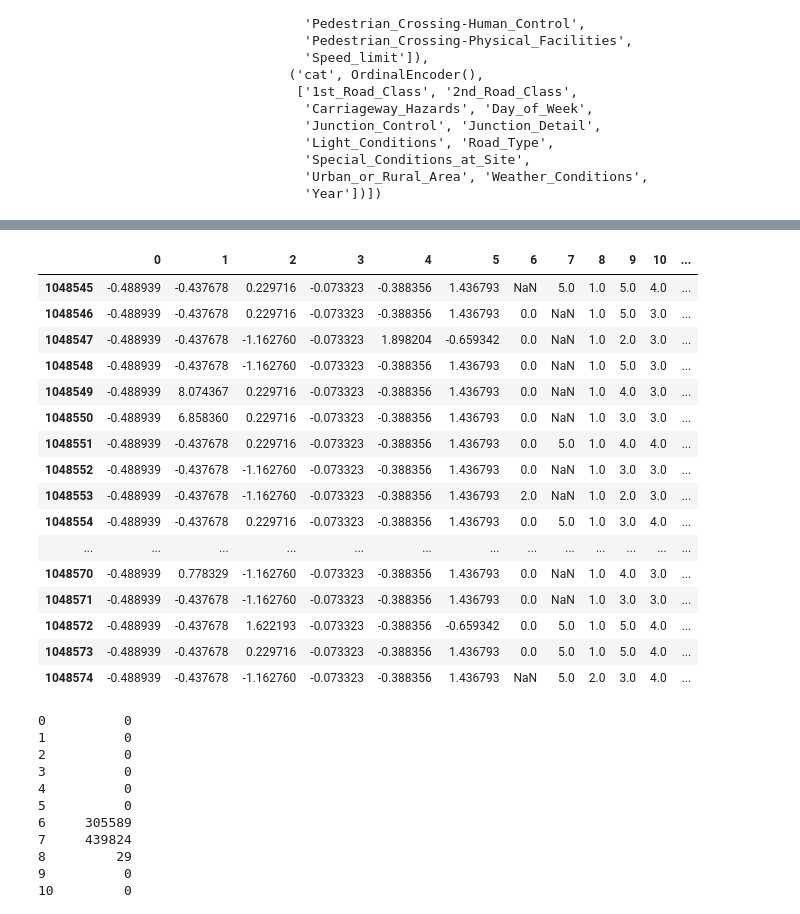
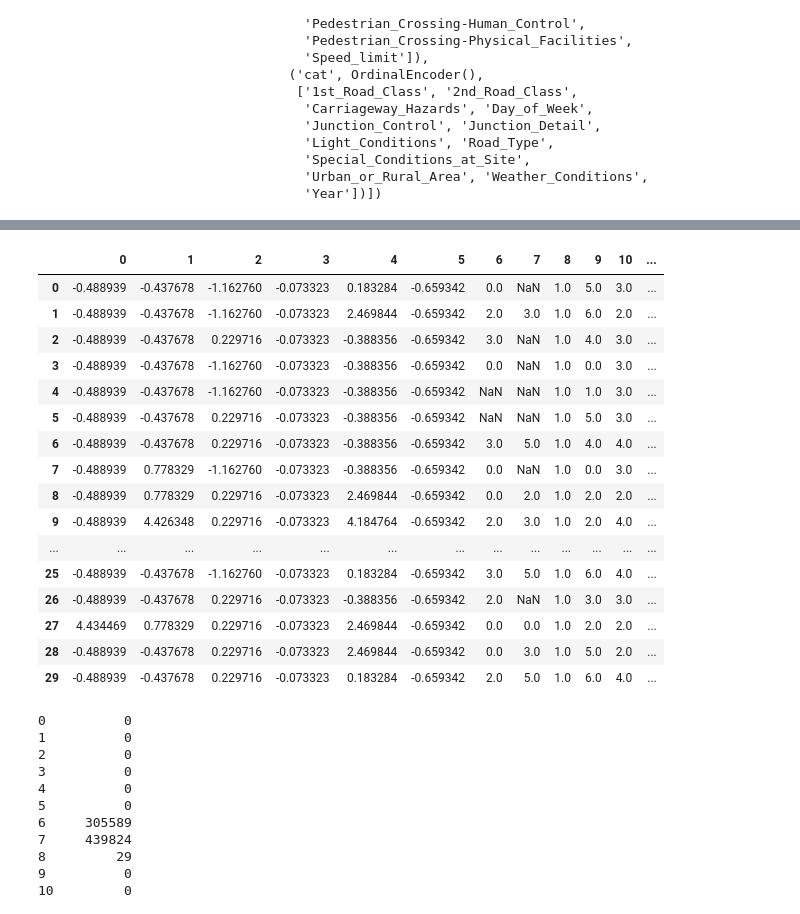
Before and after one commit to kmedri/Omdena_Predicting_RTC_Severity, a Jupyter notebook: PreProcessing/preprocessing_pipeline2.ipynb, the cells around one changed output, grey strips where cells are left out. Drawn from its saved outputs; the diff is of its cells as text; code cells hidden in the pictures.

Commit message:
Adding and Updating Files
Updating - data.ipynb
Adding - iter.ipynb, lgbm.ipynb, preprocessing_pipeline2.ipynb, Omdena_Predicting_RTC_severity.code-workspace

```diff
--- a/PreProcessing/preprocessing_pipeline2.ipynb
+++ b/PreProcessing/preprocessing_pipeline2.ipynb
@@ -11,7 +11,7 @@ from sklearn import set_config
 set_config(display='diagram')
 # %%
 pd.set_option('display.max_columns', None) #For showing all columns
-df=pd.read_csv('../DATA/csv/accident_data.csv')
+df=pd.read_csv('../../../Omdena_Predicting_RTC/DATA/csv/accident_data.csv')
 # %%
 df
 # %% [output]
@@ -122,23 +241,23 @@ df2 = pd.DataFrame(Y)
 # %%
-df2.tail(30)
+df2.head(30)
 # %% [output]
 |  | 0 | 1 | 2 | 3 | 4 | 5 | 6 | 7 | 8 | 9 | 10 | ... |
-| 1048545 | -0.488939 | -0.437678 | 0.229716 | -0.073323 | -0.388356 | 1.436793 | NaN | 5.0 | 1.0 | 5.0 | 4.0 | ... |
-| 1048546 | -0.488939 | -0.437678 | 0.229716 | -0.073323 | -0.388356 | 1.436793 | 0.0 | NaN | 1.0 | 5.0 | 3.0 | ... |
-| 1048547 | -0.488939 | -0.437678 | -1.162760 | -0.073323 | 1.898204 | -0.659342 | 0.0 | NaN | 1.0 | 2.0 | 3.0 | ... |
-| 1048548 | -0.488939 | -0.437678 | -1.162760 | -0.073323 | -0.388356 | 1.436793 | 0.0 | NaN | 1.0 | 5.0 | 3.0 | ... |
-| 1048549 | -0.488939 | 8.074367 | 0.229716 | -0.073323 | -0.388356 | 1.436793 | 0.0 | NaN | 1.0 | 4.0 | 3.0 | ... |
-| 1048550 | -0.488939 | 6.858360 | 0.229716 | -0.073323 | -0.388356 | 1.436793 | 0.0 | NaN | 1.0 | 3.0 | 3.0 | ... |
-| 1048551 | -0.488939 | -0.437678 | 0.229716 | -0.073323 | -0.388356 | 1.436793 | 0.0 | 5.0 | 1.0 | 4.0 | 4.0 | ... |
-| 1048552 | -0.488939 | -0.437678 | -1.162760 | -0.073323 | -0.388356 | 1.436793 | 0.0 | NaN | 1.0 | 3.0 | 3.0 | ... |
-| 1048553 | -0.488939 | -0.437678 | -1.162760 | -0.073323 | -0.388356 | 1.436793 | 2.0 | NaN | 1.0 | 2.0 | 3.0 | ... |
-| 1048554 | -0.488939 | -0.437678 | 0.229716 | -0.073323 | -0.388356 | 1.436793 | 0.0 | 5.0 | 1.0 | 3.0 | 4.0 | ... |
+| 0 | -0.488939 | -0.437678 | -1.162760 | -0.073323 | 0.183284 | -0.659342 | 0.0 | NaN | 1.0 | 5.0 | 3.0 | ... |
+| 1 | -0.488939 | -0.437678 | -1.162760 | -0.073323 | 2.469844 | -0.659342 | 2.0 | 3.0 | 1.0 | 6.0 | 2.0 | ... |
+| 2 | -0.488939 | -0.437678 | 0.229716 | -0.073323 | -0.388356 | -0.659342 | 3.0 | NaN | 1.0 | 4.0 | 3.0 | ... |
+| 3 | -0.488939 | -0.437678 | -1.162760 | -0.073323 | -0.388356 | -0.659342 | 0.0 | NaN | 1.0 | 0.0 | 3.0 | ... |
+| 4 | -0.488939 | -0.437678 | -1.162760 | -0.073323 | -0.388356 | -0.659342 | NaN | NaN | 1.0 | 1.0 | 3.0 | ... |
+| 5 | -0.488939 | -0.437678 | 0.229716 | -0.073323 | -0.388356 | -0.659342 | NaN | NaN | 1.0 | 5.0 | 3.0 | ... |
+| 6 | -0.488939 | -0.437678 | 0.229716 | -0.073323 | -0.388356 | -0.659342 | 3.0 | 5.0 | 1.0 | 4.0 | 4.0 | ... |
+| 7 | -0.488939 | 0.778329 | -1.162760 | -0.073323 | -0.388356 | -0.659342 | 0.0 | NaN | 1.0 | 0.0 | 3.0 | ... |
+| 8 | -0.488939 | 0.778329 | 0.229716 | -0.073323 | 2.469844 | -0.659342 | 0.0 | 2.0 | 1.0 | 2.0 | 2.0 | ... |
+| 9 | -0.488939 | 4.426348 | 0.229716 | -0.073323 | 4.184764 | -0.659342 | 2.0 | 3.0 | 1.0 | 2.0 | 4.0 | ... |
 | ... | ... | ... | ... | ... | ... | ... | ... | ... | ... | ... | ... | ... |
-| 1048570 | -0.488939 | 0.778329 | -1.162760 | -0.073323 | -0.388356 | 1.436793 | 0.0 | NaN | 1.0 | 4.0 | 3.0 | ... |
-| 1048571 | -0.488939 | -0.437678 | -1.162760 | -0.073323 | -0.388356 | 1.436793 | 0.0 | NaN | 1.0 | 3.0 | 3.0 | ... |
-| 1048572 | -0.488939 | -0.437678 | 1.622193 | -0.073323 | -0.388356 | -0.659342 | 0.0 | 5.0 | 1.0 | 5.0 | 4.0 | ... |
-| 1048573 | -0.488939 | -0.437678 | 0.229716 | -0.073323 | -0.388356 | 1.436793 | 0.0 | 5.0 | 1.0 | 5.0 | 4.0 | ... |
-| 1048574 | -0.488939 | -0.437678 | -1.162760 | -0.073323 | -0.388356 | 1.436793 | NaN | 5.0 | 2.0 | 3.0 | 4.0 | ... |
+| 25 | -0.488939 | -0.437678 | -1.162760 | -0.073323 | 0.183284 | -0.659342 | 3.0 | 5.0 | 1.0 | 6.0 | 4.0 | ... |
+| 26 | -0.488939 | -0.437678 | 0.229716 | -0.073323 | -0.388356 | -0.659342 | 2.0 | NaN | 1.0 | 3.0 | 3.0 | ... |
+| 27 | 4.434469 | 0.778329 | 0.229716 | -0.073323 | 2.469844 | -0.659342 | 0.0 | 0.0 | 1.0 | 2.0 | 2.0 | ... |
+| 28 | -0.488939 | -0.437678 | 0.229716 | -0.073323 | 2.469844 | -0.659342 | 0.0 | 3.0 | 1.0 | 5.0 | 2.0 | ... |
+| 29 | -0.488939 | -0.437678 | 0.229716 | -0.073323 | 0.183284 | -0.659342 | 2.0 | 5.0 | 1.0 | 6.0 | 4.0 | ... |
 # %%
 df2.isnull().sum()
 # %% [output]
```
Also changed, not shown: parts of 16 cells of this notebook, 3 other files.
